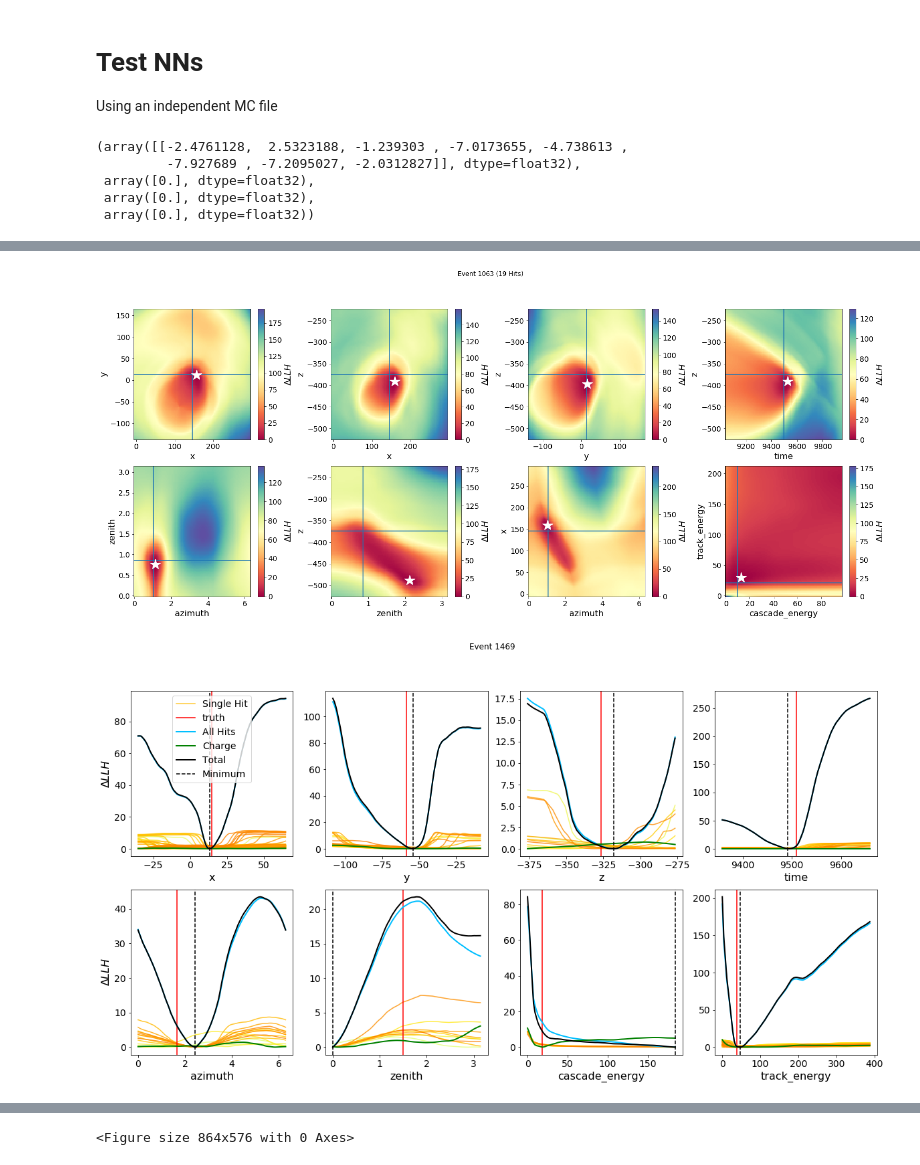
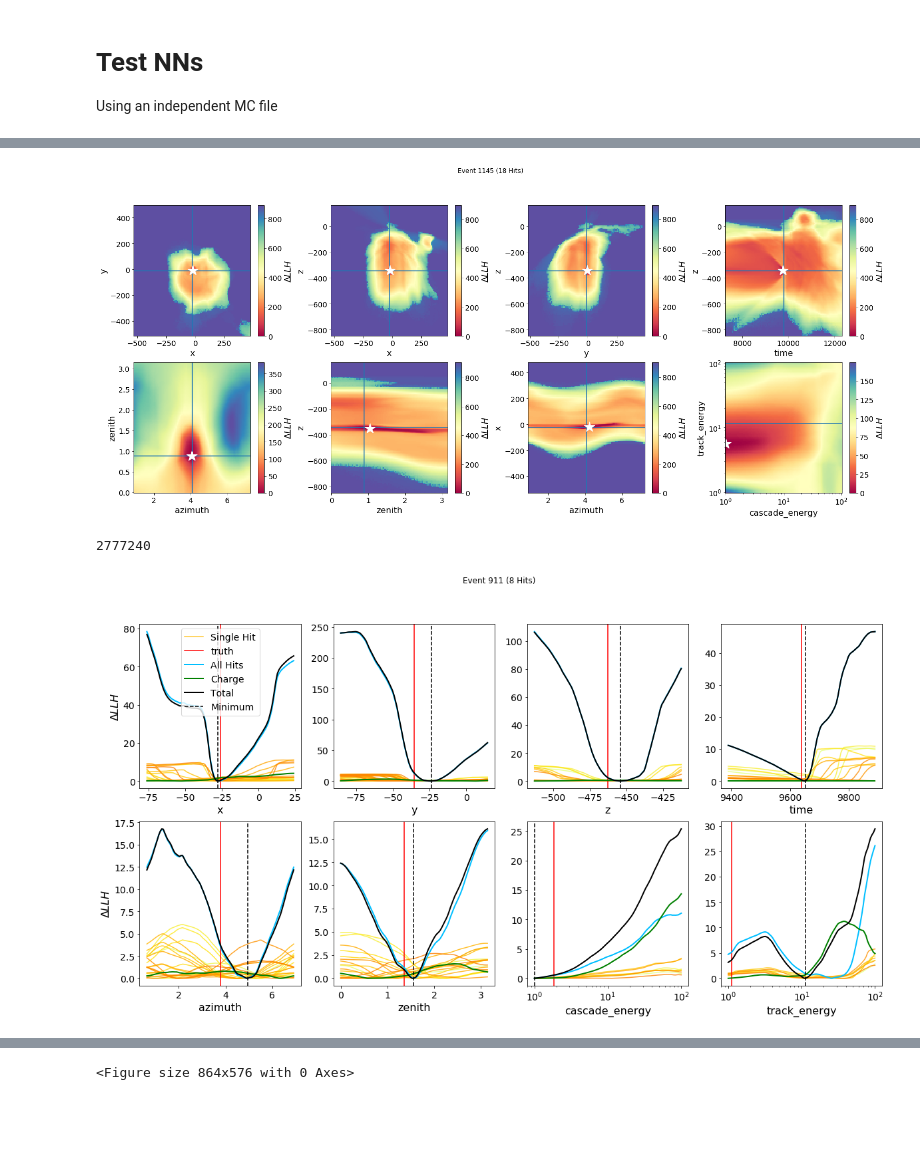
Before and after one commit to philippeller/IceNet, a Jupyter notebook: single_hits_total_charge_net/inspect.ipynb, the cells around one changed output, grey strips where cells are left out. Drawn from its saved outputs; the diff is of its cells as text; code cells hidden in the pictures; blank space fills up the shorter version.

```diff
--- a/single_hits_total_charge_net/inspect.ipynb
+++ b/single_hits_total_charge_net/inspect.ipynb
@@ -39,9 +39,9 @@ True
 # %% [markdown]
 # Load NNs
 # %%
-hit_net = tf.keras.models.load_model('models/new_hit_net.h5', custom_objects={'trafo_indep':trafo_indep})
+hit_net = tf.keras.models.load_model('models/new_hit_net700.h5', custom_objects={'trafo_indep':trafo_indep})
 # %%
-charge_net = tf.keras.models.load_model('models/new_charge_net.h5', custom_objects={'trafo_q':trafo_q})
+charge_net = tf.keras.models.load_model('models/new_charge_net_long.h5', custom_objects={'trafo_q':trafo_q})
 # %% [markdown]
 # Test NNs
 Using an independent MC file
@@ -102,14 +102,6 @@ def get_llhs(event, params, epsilon = 1e-10, subtract=True):
         total_llh -= np.min(total_llh)
 
     return llhs.T, all_hits, q_llh, total_llh
-# %%
-get_llhs(events[0], events[0]['params'])
-# %% [output]
-(array([[-2.4761128,  2.5323188, -1.239303 , -7.0173655, -4.738613 ,
-         -7.927689 , -7.2095027, -2.0312827]], dtype=float32),
- array([0.], dtype=float32),
- array([0.], dtype=float32),
- array([0.], dtype=float32))
 # %%
 def get_llh_2d(event, plot_dim_x, plot_dim_y, n_steps=100):
     plot_idx_x = labels.index(plot_dim_x)
@@ -120,26 +112,28 @@ def get_llh_2d(event, plot_dim_x, plot_dim_y, n_steps=100):
     if plot_dim_x == 'zenith':
         xs = np.linspace(0, np.pi, n_steps)
     elif plot_dim_x == 'azimuth':
-        xs = np.linspace(0, 2*np.pi, n_steps)
+        xs = np.linspace(true_p_x - np.pi, true_p_x + np.pi, n_steps)
     elif 'energy' in plot_dim_x:
-        xs = np.linspace(0, min(max(10, 10*true_p_x), 1000), n_steps)
+        xs = np.logspace(0,2, n_steps)
+        #xs = np.linspace(0, min(max(10, 10*true_p_x), 1000), n_steps)
     else:
-        delta = 150
+        delta = 500
         if plot_dim_x == 'time':
-            delta *= 3
+            delta *= 5
         xs = np.linspace(true_p_x-delta, true_p_x+delta, n_steps)
 
 
     if plot_dim_y == 'zenith':
         ys = np.linspace(0, np.pi, n_steps)
     elif plot_dim_y == 'azimuth':
-        ys = np.linspace(0, 2*np.pi, n_steps)
+        ys = np.linspace(true_p_y - np.pi, true_p_y + np.pi, n_steps)
     elif 'energy' in plot_dim_y:
-        ys = np.linspace(0, min(max(10, 10*true_p_y), 1000), n_steps)
+        ys = np.logspace(0,2, n_steps)
+        #ys = np.linspace(0, min(max(10, 10*true_p_y), 1000), n_steps)
     else:
-        delta = 150
+        delta = 500
         if plot_dim_y == 'time':
-            delta *= 3
+            delta *= 5
         ys = np.linspace(true_p_y-delta, true_p_y+delta, n_steps)
 
     p = dm.GridData(**{plot_dim_x:xs, plot_dim_y:ys})
@@ -196,6 +191,10 @@ def plot_2d(x, y, ax):
     ax.axhline(t[1])
     max_idx = np.unravel_index(np.argmin(p['tot']), p.grid.shape)
     ax.plot(p[x][max_idx],  p[y][max_idx], marker='*', color='w', lw=0, ms=20, label='MLE')
+    if 'energy' in x:
+        ax.set_xscale('log')
+    if 'energy' in y:
+        ax.set_yscale('log')
 
 
 plot_2d('x', 'y', ax[0,0])
@@ -208,5 +207,5 @@ plot_2d('azimuth', 'x', ax[1,2])
 plot_2d('cascade_energy', 'track_energy', ax[1,3])
 
 fig.suptitle('Event %i (%i Hits)'%(event_idx,event['hits'].shape[0]))
-plt.savefig('plots/Event_%i.png'%event_idx, dpi=300)
+plt.savefig('plots/Event_%i.png'%event_idx, dpi=300, bbox_inches='tight')
 # %% [output]
@@ -215,4 +214,4 @@ Wall time: 3.02 s
-[figure, old version]
+[figure, new version]
 # %%
 def plot_llh(event, plot_dim, ax, n_steps=100):
     n_hits = event['hits'].shape[0]
@@ -234,6 +235,10 @@ def plot_llh(event, plot_dim, ax, n_steps=100):
 
     ax.set_xlabel(plot_dim)
     #plt.legend()
+# %%
+gc.collect()
+# %% [output]
+2777240
 # %%
 fig, ax = plt.subplots(2, 4, figsize=(20, 10)) #, sharey=True)
 
@@ -262,9 +267,9 @@ for i in range(ax.size):
         axis.set_ylabel(r'$\Delta LLH$')
 
 
-fig.suptitle('Event %i'%event_idx)
+fig.suptitle('Event %i (%i Hits)'%(event_idx,event['hits'].shape[0]))
 
 plt.savefig('plots/hitnet_event%i.png'%event_idx)
 # %% [output]
-[figure, old version]
+[figure, new version]
 # %%
```
Also changed, not shown: parts of 31 cells of this notebook, 4 other files.
